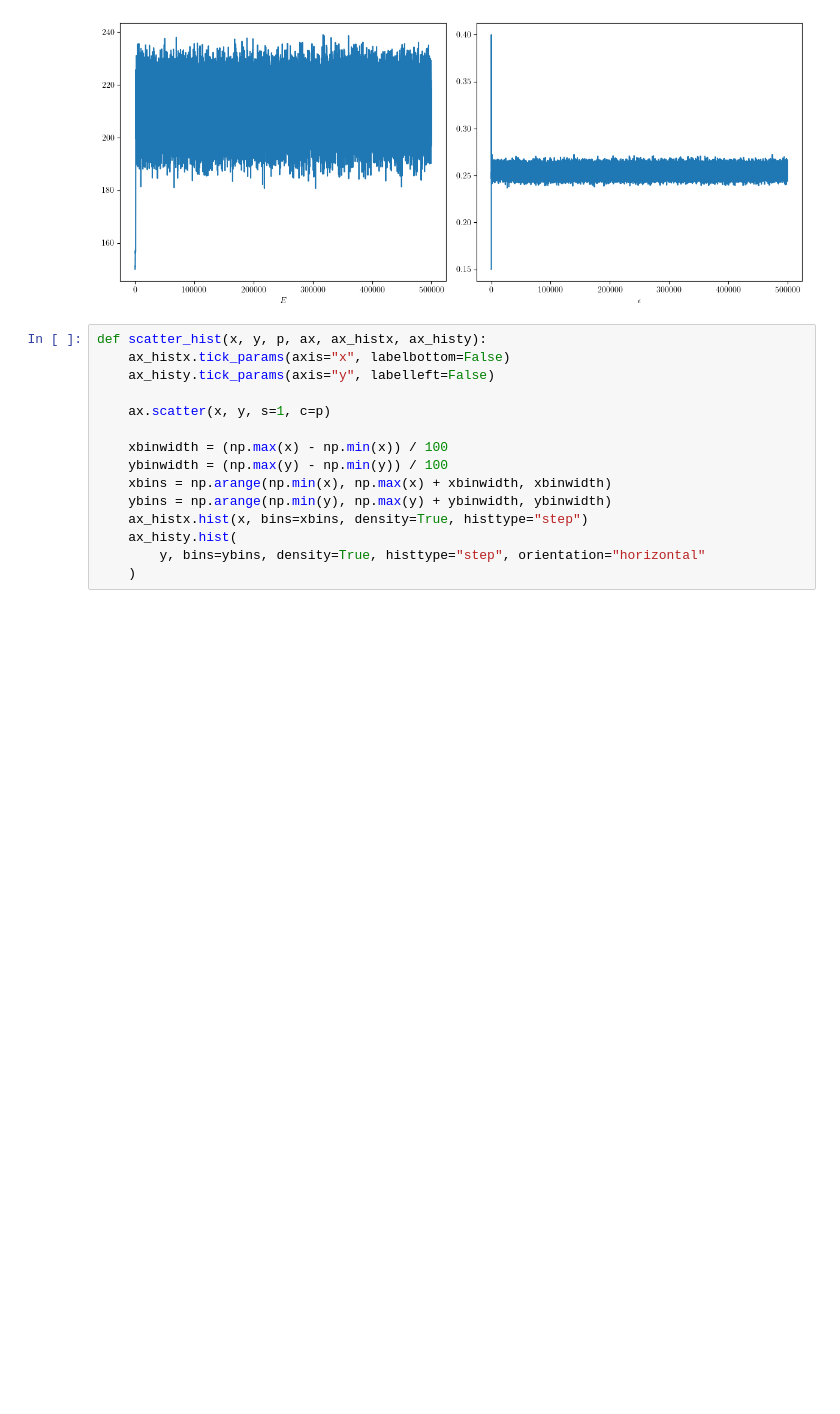
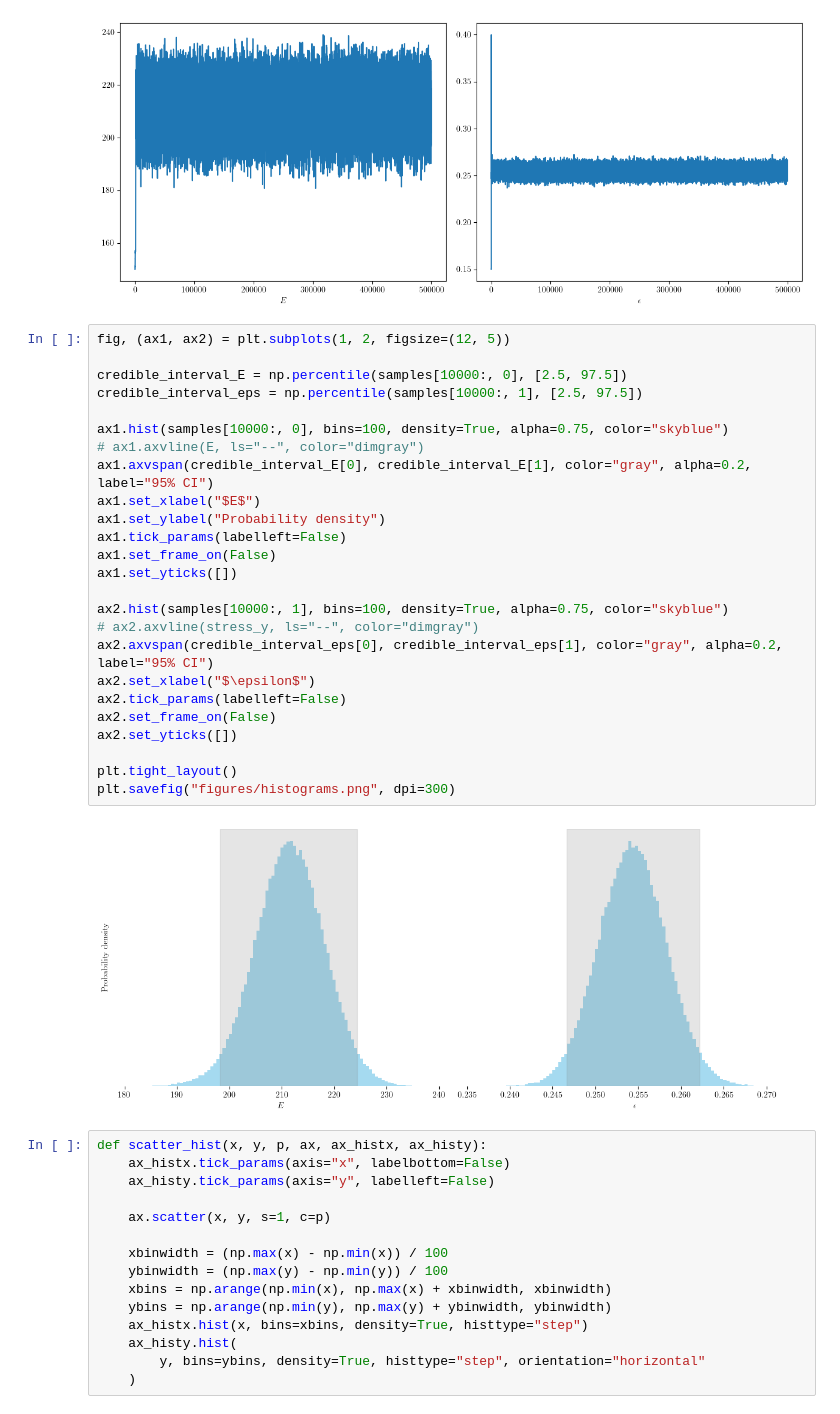
Before and after one commit to mark-hobbs/articles, a Jupyter notebook: bayesian-inference/linear-elasticity-perfect-plasticity.ipynb, the cells around one changed output. Cells and saved outputs as stored; diff of their text form; blank space fills up the shorter version.

```diff
--- a/bayesian-inference/linear-elasticity-perfect-plasticity.ipynb
+++ b/bayesian-inference/linear-elasticity-perfect-plasticity.ipynb
@@ -774,6 +755,33 @@ plt.tight_layout()
 fig.savefig("figures/chain.png", dpi=300, bbox_inches="tight")
 # %% [output]
 [figure]
+# %%
+fig, (ax1, ax2) = plt.subplots(1, 2, figsize=(12, 5))
+
+credible_interval_E = np.percentile(samples[10000:, 0], [2.5, 97.5])
+credible_interval_eps = np.percentile(samples[10000:, 1], [2.5, 97.5])
+
+ax1.hist(samples[10000:, 0], bins=100, density=True, alpha=0.75, color="skyblue")
+# ax1.axvline(E, ls="--", color="dimgray")
+ax1.axvspan(credible_interval_E[0], credible_interval_E[1], color="gray", alpha=0.2, label="95% CI")
+ax1.set_xlabel("$E$")
+ax1.set_ylabel("Probability density")
+ax1.tick_params(labelleft=False)
+ax1.set_frame_on(False)
+ax1.set_yticks([])
+
+ax2.hist(samples[10000:, 1], bins=100, density=True, alpha=0.75, color="skyblue")
+# ax2.axvline(stress_y, ls="--", color="dimgray")
+ax2.axvspan(credible_interval_eps[0], credible_interval_eps[1], color="gray", alpha=0.2, label="95% CI")
+ax2.set_xlabel("$\epsilon$")
+ax2.tick_params(labelleft=False)
+ax2.set_frame_on(False)
+ax2.set_yticks([])
+
+plt.tight_layout()
+plt.savefig("figures/histograms.png", dpi=300)
+# %% [output]
+[figure, added]
 # %%
 def scatter_hist(x, y, p, ax, ax_histx, ax_histy):
     ax_histx.tick_params(axis="x", labelbottom=False)
```
Also changed, not shown: parts of 19 cells of this notebook, 6 other files.
